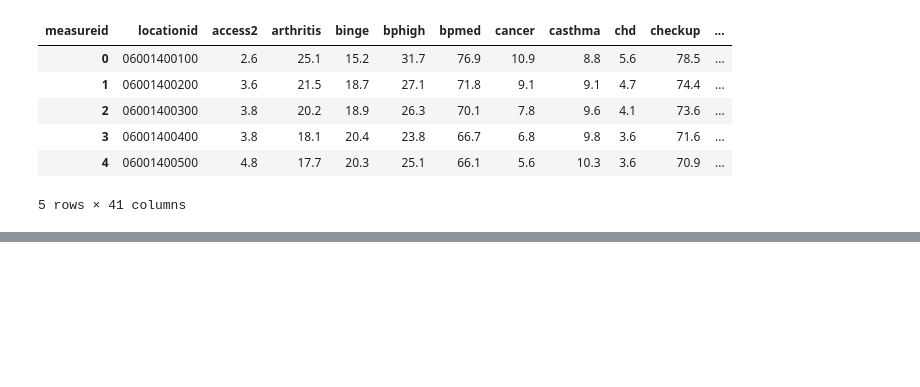
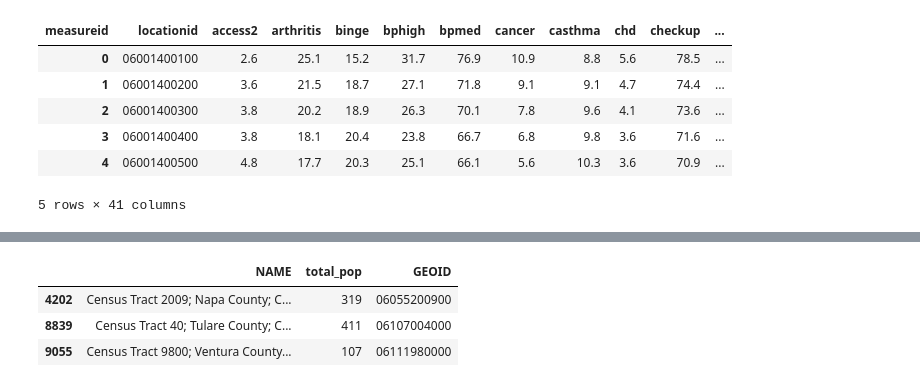
Before and after one commit to Djaser23/SDOH_Predictive_Hotspotting_CA, a Jupyter notebook: notebooks/02_cleaning.ipynb, the cells around one changed output, grey strips where cells are left out. Drawn from its saved outputs; the diff is of its cells as text; code cells hidden in the pictures; blank space fills up the shorter version.

```diff
--- a/notebooks/02_cleaning.ipynb
+++ b/notebooks/02_cleaning.ipynb
@@ -330,0 +393,8 @@ print(merged['GEOID'].duplicated().sum())
+# %%
+# view which of the 59 acs only tracts are above a population of 50
+acs_only[acs_only['total_pop'] > 50][['NAME', 'total_pop', 'GEOID']]
+# %% [output]
+|  | NAME | total_pop | GEOID |
+| 4202 | Census Tract 2009; Napa County; C... | 319 | 06055200900 |
+| 8839 | Census Tract 40; Tulare County; C... | 411 | 06107004000 |
+| 9055 | Census Tract 9800; Ventura County... | 107 | 06111980000 |
```
Also changed, not shown: parts of 14 cells of this notebook.
